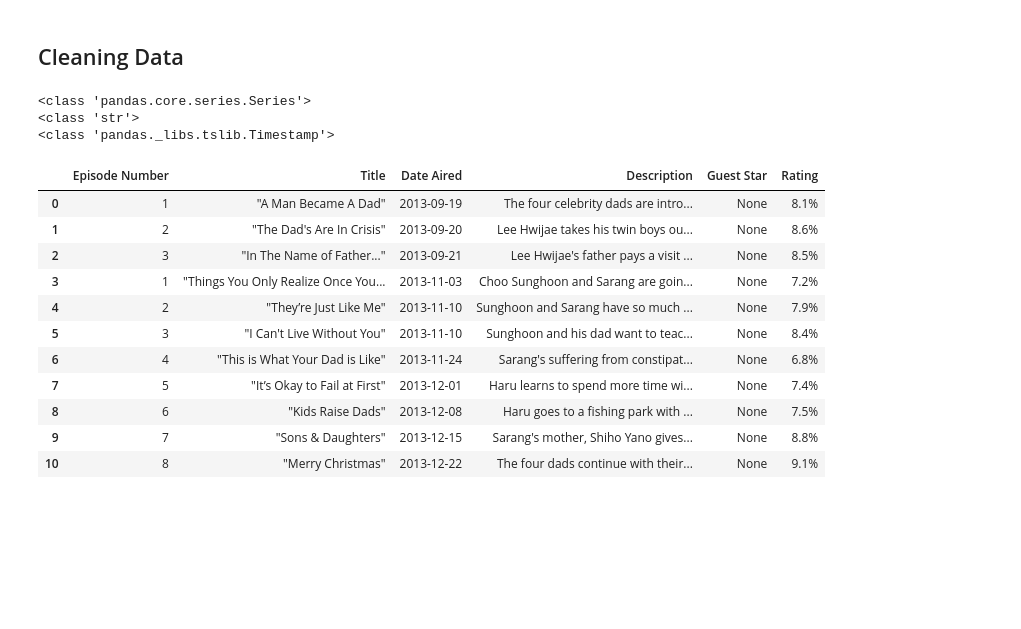
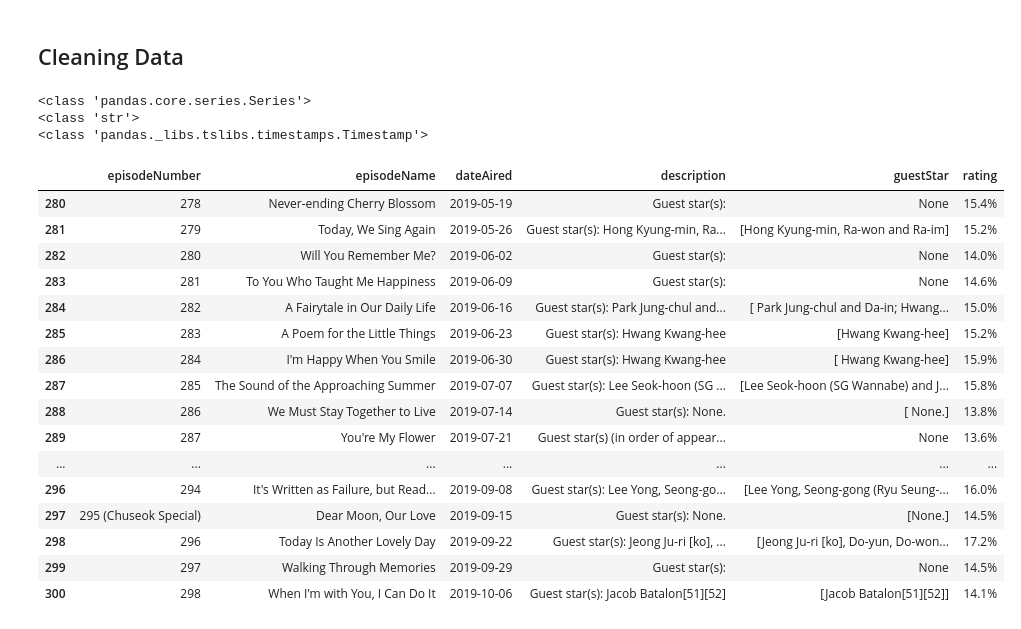
Before and after one commit to richdayandnight/the-return-of-superman, a Jupyter notebook: Scraping The Return of Superman Data.ipynb, the cells around one changed output. Saved outputs shown, nothing was run; the diff lists cells and outputs as text; code cells hidden in the pictures; blank space fills up the shorter version.

```diff
--- a/Scraping The Return of Superman Data.ipynb
+++ b/Scraping The Return of Superman Data.ipynb
@@ -7,5 +7,5 @@ II. Clean data
 # %%
 import requests
-website_url = requests.get('https://en.wikipedia.org/wiki/List_of_The_Return_of_Superman_episodes').text
+websiteURL = requests.get('https://en.wikipedia.org/wiki/List_of_The_Return_of_Superman_episodes').text
 # %%
 from bs4 import BeautifulSoup
@@ -32,2 +34,2 @@ print(soup.prettify())
 # %%
-My_table = soup.findAll('table', {'class':'wikitable plainrowheaders'})
+listOfTables = soup.findAll('table', {'class':'wikitable plainrowheaders'})
@@ -66,14 +67,12 @@ summary
  <td class="summary" style="text-align:left">"The Dad's Are In Crisis"</td>,
  <td class="summary" style="text-align:left">"In The Name of Father..."</td>]
 # %%
-#summary(summary.children)
-Summary_col = []
+Title_col = []
 for item in summary:
         temp_item = list(item.children)
-        #print(temp_item)
-        Summary_col.append(temp_item)
+        Title_col.append(temp_item)
 
-print(Summary_col)
+print(Title_col)
 # %% [output]
 [['"A Man Became A Dad"'], ['"The Dad\'s Are In Crisis"'], ['"In The Name of Father..."']]
 # %%
@@ -217,15 +255,20 @@ flatten_Description = merged = list(itertools.chain(*Description))
 flatten_Rating = merged = list(itertools.chain(*Rating))
 flatten_GuestStars = merged = list(itertools.chain(*GuestStars))
 
+#flatten_Description = Description[0] + Description[1] + Description[2] + Description[3]
+#flatten_GuestStars = GuestStars[0] + GuestStars[1] + GuestStars[2] + GuestStars[3]
+
+
+
 #Episode_col = pd.DataFrame({'Episode Number': lambda Episode: [item for sublist in Episode for item in sublist]})
 #Title_col = pd.DataFrame({'Title': Summary[0:9]})
 
-Episodes_df["Episode Number"] = flatten_Episode
-Episodes_df["Title"] = flatten_Title
-Episodes_df["Date Aired"] = flatten_Date
-Episodes_df["Description"] = flatten_Description
-Episodes_df["Guest Star"] = flatten_GuestStars
-Episodes_df["Rating"] = flatten_Rating
+Episodes_df["episodeNumber"] = flatten_Episode
+Episodes_df["episodeName"] = flatten_Title
+Episodes_df["dateAired"] = flatten_Date
+Episodes_df["description"] = flatten_Description
+Episodes_df["guestStar"] = flatten_GuestStars
+Episodes_df["rating"] = flatten_Rating
 
 
-Episodes_df.to_csv(r'samp.csv')
+len( Episode)
@@ -246,29 +291,36 @@ Episodes_df.head(10)
 # %% [markdown]
 ## Cleaning Data
 # %%
-print(type(Episodes_df['Date Aired']))
+print(type(Episodes_df['dateAired']))
 
-print(type(Episodes_df.at[0, 'Date Aired']))
+print(type(Episodes_df.at[0, 'dateAired']))
 
-Episodes_df['Date Aired'] = pd.to_datetime(Episodes_df['Date Aired'])
-print(type(Episodes_df.at[0, 'Date Aired']))
+Episodes_df.loc[173, 'dateAired'] = '2017-02-26'
+Episodes_df['dateAired'] = pd.to_datetime(Episodes_df['dateAired'])
+print(type(Episodes_df.at[0, 'dateAired']))
 
-Episodes_df['Description'] = Episodes_df['Description'].replace('\n','', regex=True)
-Episodes_df.loc[0:10]
+Episodes_df['description'] = Episodes_df['description'].replace('\n','', regex=True)
+Episodes_df['episodeName'] = Episodes_df['episodeName'].replace('\"','', regex=True)
+Episodes_df.loc[280:300]
 # %% [output]
 <class 'pandas.core.series.Series'>
 <class 'str'>
-<class 'pandas._libs.tslib.Timestamp'>
+<class 'pandas._libs.tslibs.timestamps.Timestamp'>
-|  | Episode Number | Title | Date Aired | Description | Guest Star | Rating |
-| 0 | 1 | "A Man Became A Dad" | 2013-09-19 | The four celebrity dads are intro... | None | 8.1% |
-| 1 | 2 | "The Dad's Are In Crisis" | 2013-09-20 | Lee Hwijae takes his twin boys ou... | None | 8.6% |
-| 2 | 3 | "In The Name of Father..." | 2013-09-21 | Lee Hwijae's father pays a visit ... | None | 8.5% |
-| 3 | 1 | "Things You Only Realize Once You... | 2013-11-03 | Choo Sunghoon and Sarang are goin... | None | 7.2% |
-| 4 | 2 | "They’re Just Like Me" | 2013-11-10 | Sunghoon and Sarang have so much ... | None | 7.9% |
-| 5 | 3 | "I Can't Live Without You" | 2013-11-10 | Sunghoon and his dad want to teac... | None | 8.4% |
-| 6 | 4 | "This is What Your Dad is Like" | 2013-11-24 | Sarang's suffering from constipat... | None | 6.8% |
-| 7 | 5 | "It’s Okay to Fail at First" | 2013-12-01 | Haru learns to spend more time wi... | None | 7.4% |
-| 8 | 6 | "Kids Raise Dads" | 2013-12-08 | Haru goes to a fishing park with ... | None | 7.5% |
-| 9 | 7 | "Sons & Daughters" | 2013-12-15 | Sarang's mother, Shiho Yano gives... | None | 8.8% |
-| 10 | 8 | "Merry Christmas" | 2013-12-22 | The four dads continue with their... | None | 9.1% |
+|  | episodeNumber | episodeName | dateAired | description | guestStar | rating |
+| 280 | 278 | Never-ending Cherry Blossom | 2019-05-19 | Guest star(s): | None | 15.4% |
+| 281 | 279 | Today, We Sing Again | 2019-05-26 | Guest star(s): Hong Kyung-min, Ra... | [Hong Kyung-min, Ra-won and Ra-im] | 15.2% |
+| 282 | 280 | Will You Remember Me? | 2019-06-02 | Guest star(s): | None | 14.0% |
+| 283 | 281 | To You Who Taught Me Happiness | 2019-06-09 | Guest star(s): | None | 14.6% |
+| 284 | 282 | A Fairytale in Our Daily Life | 2019-06-16 | Guest star(s): Park Jung-chul and... | [ Park Jung-chul and Da-in; Hwang... | 15.0% |
+| 285 | 283 | A Poem for the Little Things | 2019-06-23 | Guest star(s): Hwang Kwang-hee | [Hwang Kwang-hee] | 15.2% |
+| 286 | 284 | I'm Happy When You Smile | 2019-06-30 | Guest star(s): Hwang Kwang-hee | [ Hwang Kwang-hee] | 15.9% |
+| 287 | 285 | The Sound of the Approaching Summer | 2019-07-07 | Guest star(s): Lee Seok-hoon (SG ... | [Lee Seok-hoon (SG Wannabe) and J... | 15.8% |
+| 288 | 286 | We Must Stay Together to Live | 2019-07-14 | Guest star(s): None. | [ None.] | 13.8% |
+| 289 | 287 | You're My Flower | 2019-07-21 | Guest star(s) (in order of appear... | None | 13.6% |
+| ... | ... | ... | ... | ... | ... | ... |
+| 296 | 294 | It's Written as Failure, but Read... | 2019-09-08 | Guest star(s): Lee Yong, Seong-go... | [Lee Yong, Seong-gong (Ryu Seung-... | 16.0% |
+| 297 | 295 (Chuseok Special) | Dear Moon, Our Love | 2019-09-15 | Guest star(s): None. | [None.] | 14.5% |
+| 298 | 296 | Today Is Another Lovely Day | 2019-09-22 | Guest star(s): Jeong Ju-ri [ko], ... | [Jeong Ju-ri [ko], Do-yun, Do-won... | 17.2% |
+| 299 | 297 | Walking Through Memories | 2019-09-29 | Guest star(s): | None | 14.5% |
+| 300 | 298 | When I'm with You, I Can Do It | 2019-10-06 | Guest star(s): Jacob Batalon[51][52] | [Jacob Batalon[51][52]] | 14.1% |
 # %%
```
Also changed, not shown: parts of 53 cells of this notebook.
